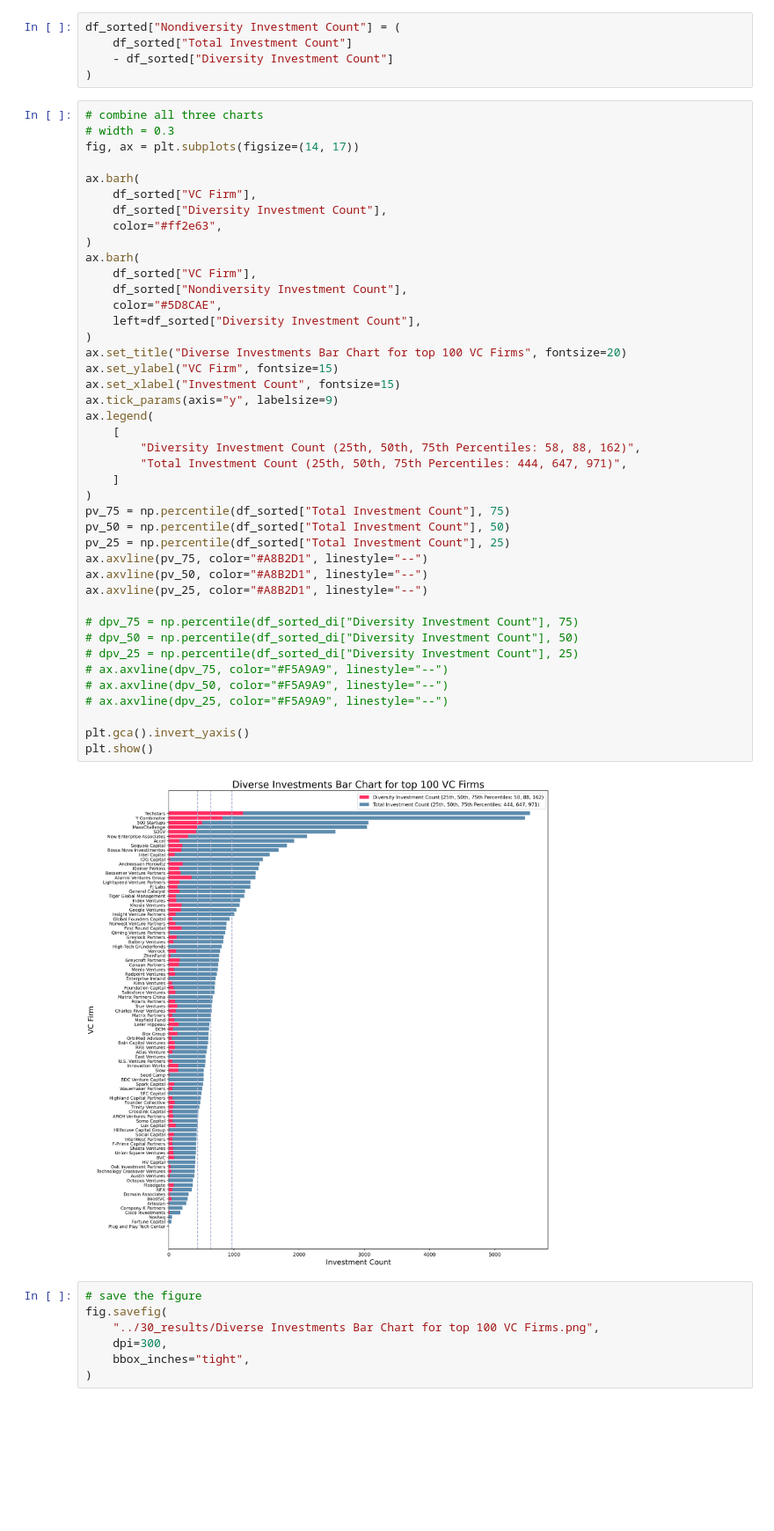
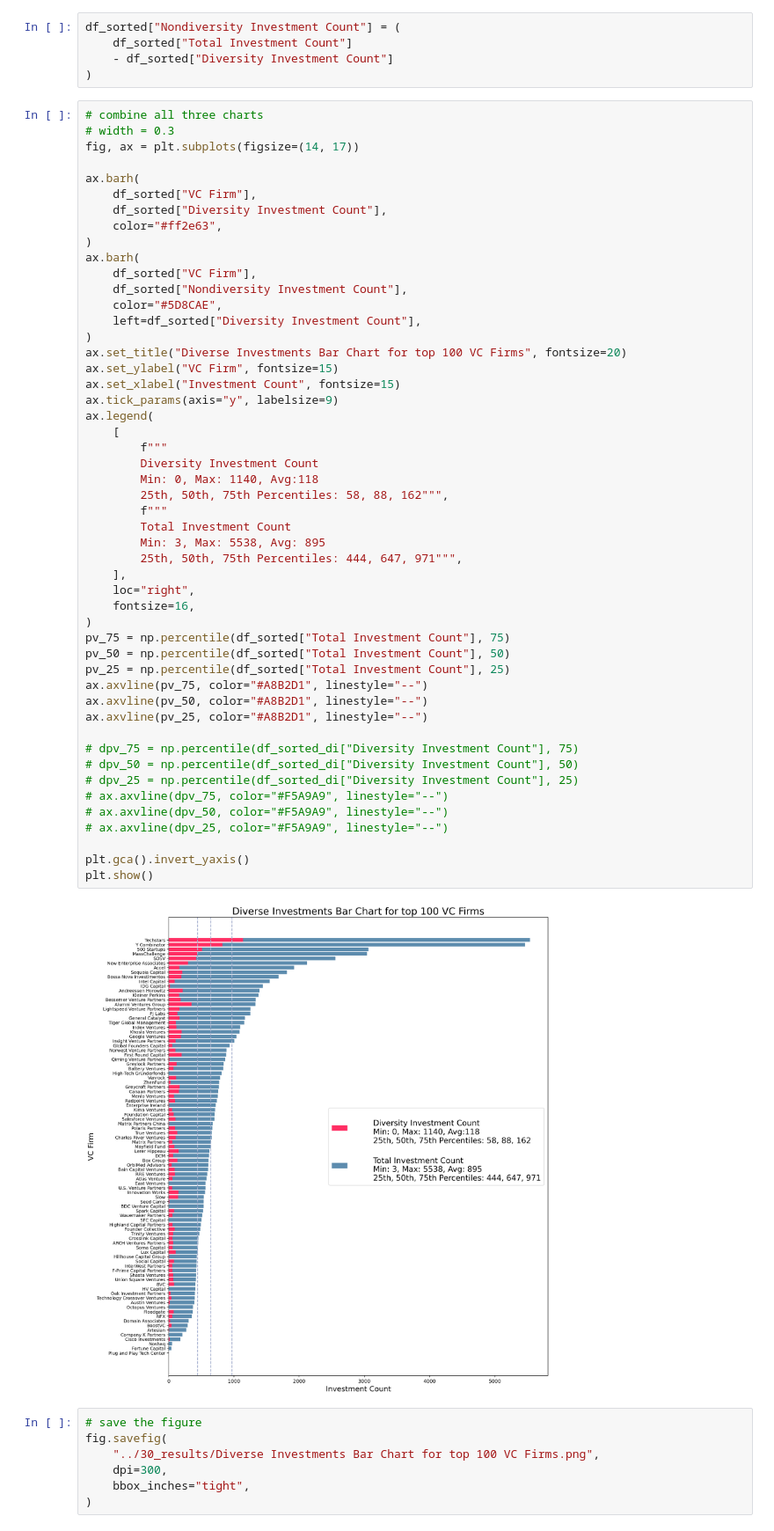
Before and after one commit to Yer1k/Diverse_Led_Funds, a Jupyter notebook: 10_code/Graphs.ipynb, the cells around one changed output. Shown at 88% size. Cells and saved outputs as stored; diff of their text form; blank space fills up the shorter version.

```diff
--- a/10_code/Graphs.ipynb
+++ b/10_code/Graphs.ipynb
@@ -242,37 +247,45 @@ ax.barh(
 ax.barh(
     df_sorted["VC Firm"],
     df_sorted["Nondiversity Investment Count"],
     color="#5D8CAE",
     left=df_sorted["Diversity Investment Count"],
 )
 ax.set_title("Diverse Investments Bar Chart for top 100 VC Firms", fontsize=20)
 ax.set_ylabel("VC Firm", fontsize=15)
 ax.set_xlabel("Investment Count", fontsize=15)
 ax.tick_params(axis="y", labelsize=9)
 ax.legend(
     [
-        "Diversity Investment Count (25th, 50th, 75th Percentiles: 58, 88, 162)",
-        "Total Investment Count (25th, 50th, 75th Percentiles: 444, 647, 971)",
-    ]
+        f"""
+        Diversity Investment Count
+        Min: 0, Max: 1140, Avg:118
+        25th, 50th, 75th Percentiles: 58, 88, 162""",
+        f"""
+        Total Investment Count
+        Min: 3, Max: 5538, Avg: 895
+        25th, 50th, 75th Percentiles: 444, 647, 971""",
+    ],
+    loc="right",
+    fontsize=16,
 )
 pv_75 = np.percentile(df_sorted["Total Investment Count"], 75)
 pv_50 = np.percentile(df_sorted["Total Investment Count"], 50)
 pv_25 = np.percentile(df_sorted["Total Investment Count"], 25)
 ax.axvline(pv_75, color="#A8B2D1", linestyle="--")
 ax.axvline(pv_50, color="#A8B2D1", linestyle="--")
 ax.axvline(pv_25, color="#A8B2D1", linestyle="--")
 
 # dpv_75 = np.percentile(df_sorted_di["Diversity Investment Count"], 75)
 # dpv_50 = np.percentile(df_sorted_di["Diversity Investment Count"], 50)
 # dpv_25 = np.percentile(df_sorted_di["Diversity Investment Count"], 25)
 # ax.axvline(dpv_75, color="#F5A9A9", linestyle="--")
 # ax.axvline(dpv_50, color="#F5A9A9", linestyle="--")
 # ax.axvline(dpv_25, color="#F5A9A9", linestyle="--")
 
 plt.gca().invert_yaxis()
 plt.show()
 # %% [output]
-[figure, old version]
+[figure, new version]
 # %%
 # save the figure
 fig.savefig(
```
Also changed, not shown: parts of 2 cells of this notebook, 2 other files.
